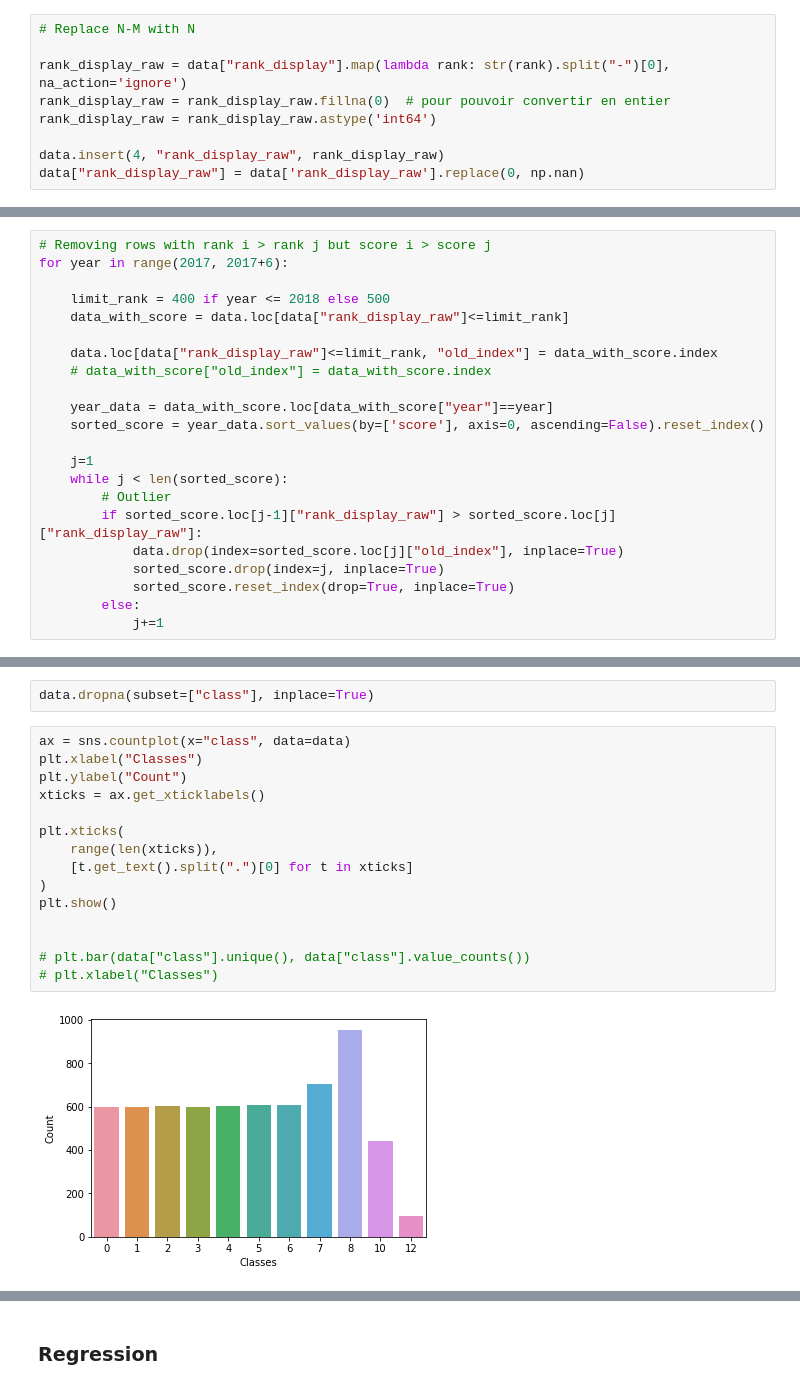
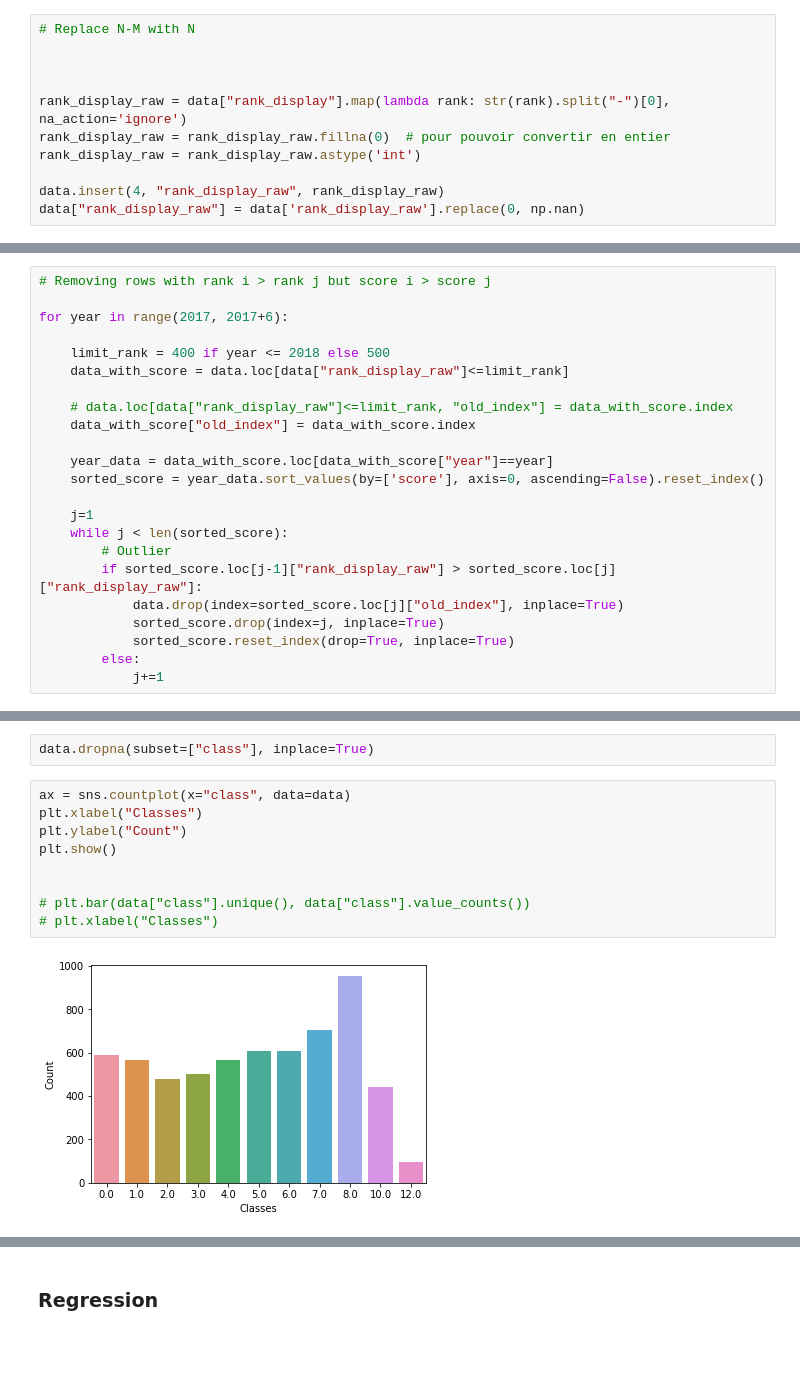
Before and after one commit to Gurleenp/IFT870, a Jupyter notebook: Projet/cleaning.ipynb, the cells around one changed output, grey strips where cells are left out. Saved outputs shown, nothing was run; the diff lists cells and outputs as text; blank space fills up the shorter version.

```diff
--- a/Projet/cleaning.ipynb
+++ b/Projet/cleaning.ipynb
@@ -103,9 +104,11 @@ data.insert(0, "university_with_year", university_with_year)
 # %%
 # Replace N-M with N
 
+
+
 rank_display_raw = data["rank_display"].map(lambda rank: str(rank).split("-")[0], na_action='ignore')
 rank_display_raw = rank_display_raw.fillna(0)  # pour pouvoir convertir en entier
-rank_display_raw = rank_display_raw.astype('int64')
+rank_display_raw = rank_display_raw.astype('int')
 
 data.insert(4, "rank_display_raw", rank_display_raw)
 data["rank_display_raw"] = data['rank_display_raw'].replace(0, np.nan)
@@ -184,13 +187,14 @@ data.drop(data_with_too_much_na_idxs, inplace=True)
 ### Clean-up : Outliers values
 # %%
 # Removing rows with rank i > rank j but score i > score j
+
 for year in range(2017, 2017+6):
 
     limit_rank = 400 if year <= 2018 else 500
     data_with_score = data.loc[data["rank_display_raw"]<=limit_rank]
 
-    data.loc[data["rank_display_raw"]<=limit_rank, "old_index"] = data_with_score.index
-    # data_with_score["old_index"] = data_with_score.index
+    # data.loc[data["rank_display_raw"]<=limit_rank, "old_index"] = data_with_score.index
+    data_with_score["old_index"] = data_with_score.index
 
     year_data = data_with_score.loc[data_with_score["year"]==year]
     sorted_score = year_data.sort_values(by=['score'], axis=0, ascending=False).reset_index()
@@ -247,17 +255,11 @@ data.dropna(subset=["class"], inplace=True)
 # %%
 ax = sns.countplot(x="class", data=data)
 plt.xlabel("Classes")
 plt.ylabel("Count")
-xticks = ax.get_xticklabels()
-
-plt.xticks(
-    range(len(xticks)),
-    [t.get_text().split(".")[0] for t in xticks]
-)
 plt.show()
 
 
 # plt.bar(data["class"].unique(), data["class"].value_counts())
 # plt.xlabel("Classes")
 # %% [output]
-[figure, old version]
+[figure, new version]
```
Also changed, not shown: parts of 11 cells of this notebook.
